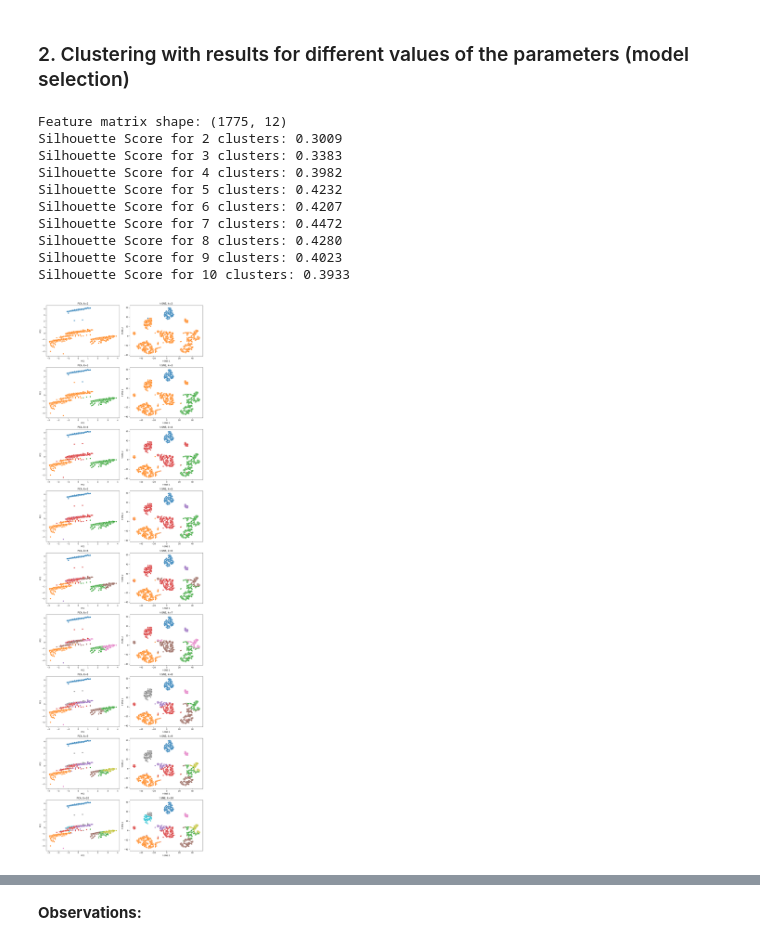
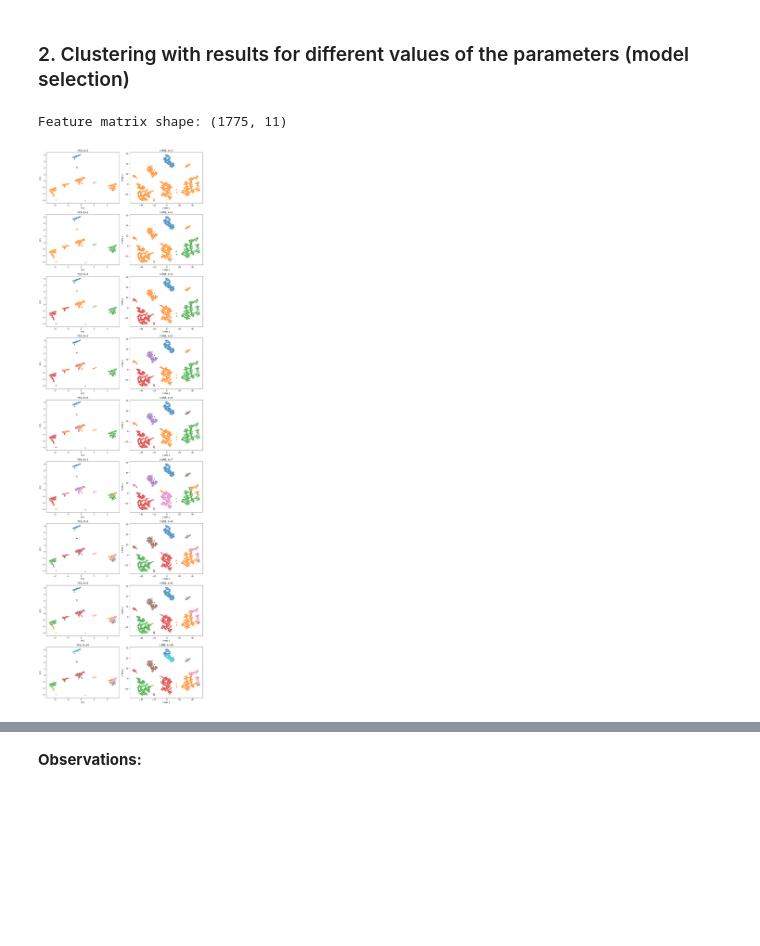
Before and after one commit to SailorJens/ML_Uni_Notebooks, a Jupyter notebook: Assessment template - Classification_Jens_v1.ipynb, the cells around one changed output, grey strips where cells are left out. Saved outputs shown, nothing was run; the diff lists cells and outputs as text; code cells hidden in the pictures; blank space fills up the shorter version.

```diff
--- a/Assessment template - Classification_Jens_v1.ipynb
+++ b/Assessment template - Classification_Jens_v1.ipynb
@@ -107,7 +107,9 @@ Also, I do include 'wine', 'winery' and 'region' this time as it maybe be intere
 # First I cluster using k-means for a 2-10 clusters and plot the clusters in different colours using PCA for dimensionality reduction.
 
 # Define feature columns
-feature_columns_all = ['rating', 'num_reviews','price_log', 'age_log', 'is_nv'] + type_columns + winery_columns + wine_columns + region_columns
+#feature_columns_all = ['rating', 'num_reviews','price_log', 'age_log', 'is_nv'] + type_columns + winery_columns + wine_columns + region_columns
+
+feature_columns_all = ['num_reviews','price_log', 'age_log', 'is_nv'] + type_columns + winery_columns + wine_columns + region_columns
 
 
 # Scaling the features
@@ -124,48 +126,35 @@ for i, n_clusters in enumerate(range(2, 11)):
     kmeans = KMeans(n_clusters=n_clusters, random_state=1)
     labels = kmeans.fit_predict(X_scaled)
 
     # Reduce dimensions using PCA for visualization
     pca = PCA(n_components=2)
     X_pca = pca.fit_transform(X_scaled)
 
     # Reduce dimensions using t-SNE for visualization
     tsne = TSNE(n_components=2, init='pca', random_state=1)
     X_tsne = tsne.fit_transform(X_scaled)
 
     # Plot PCA on left column
     ax_pca = axes[2*i]
     sns.scatterplot(x=X_pca[:, 0], y=X_pca[:, 1], hue=labels, palette='tab10', legend=False, ax=ax_pca)
     ax_pca.set_title(f'PCA, k={n_clusters}')
     ax_pca.set_xlabel('PC1')
     ax_pca.set_ylabel('PC2')
 
     # Plot t-SNE on right column
     ax_tsne = axes[2*i + 1]
     sns.scatterplot(x=X_tsne[:, 0], y=X_tsne[:, 1], hue=labels, palette='tab10', legend=False, ax=ax_tsne)
     ax_tsne.set_title(f't-SNE, k={n_clusters}')
     ax_tsne.set_xlabel('t-SNE 1')
     ax_tsne.set_ylabel('t-SNE 2')
 
 
-    # Calculate and print silhouette score
-    silhouette_avg = silhouette_score(X_scaled, labels)
-    print(f'Silhouette Score for {n_clusters} clusters: {silhouette_avg:.4f}')
 
 plt.tight_layout()
-
 plt.show()
 # %% [output]
-Feature matrix shape: (1775, 12)
-Silhouette Score for 2 clusters: 0.3009
-Silhouette Score for 3 clusters: 0.3383
-Silhouette Score for 4 clusters: 0.3982
-Silhouette Score for 5 clusters: 0.4232
-Silhouette Score for 6 clusters: 0.4207
-Silhouette Score for 7 clusters: 0.4472
-Silhouette Score for 8 clusters: 0.4280
-Silhouette Score for 9 clusters: 0.4023
-Silhouette Score for 10 clusters: 0.3933
+Feature matrix shape: (1775, 11)
-[figure, old version]
+[figure, new version]
 # %%
 # Now I try hierarchical clustering with dendrograms
 
```
Also changed, not shown: parts of 7 cells of this notebook.
